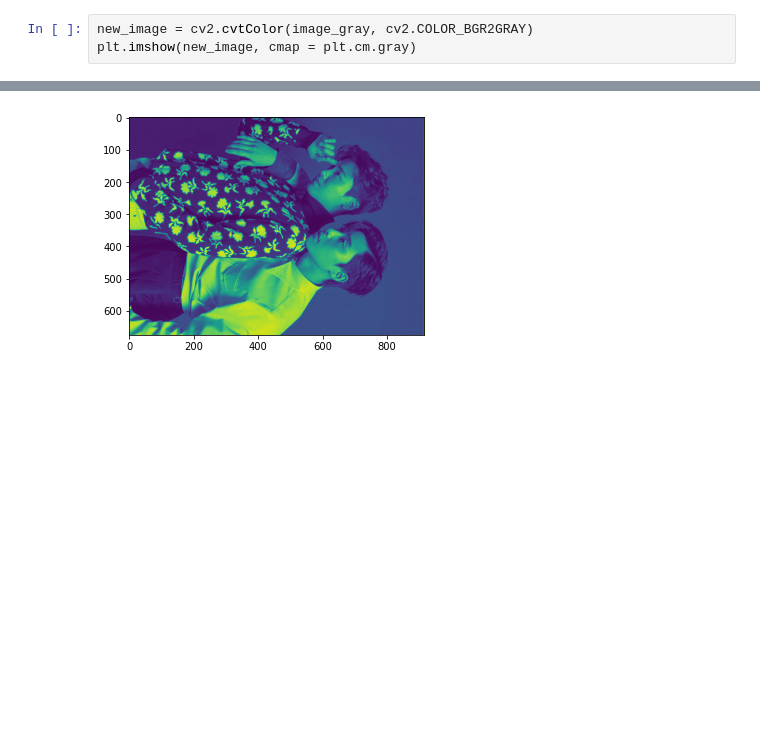
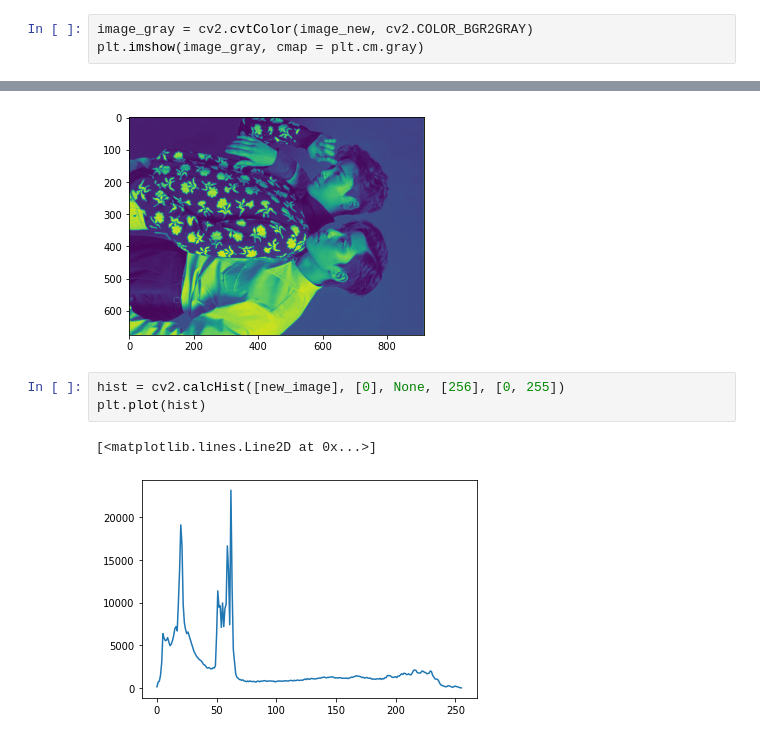
Before and after one commit to purvadanait/Computer-Vision, a Jupyter notebook: image_manipulation.ipynb, the cells around one changed output, grey strips where cells are left out. Drawn from its saved outputs; the diff is of its cells as text; blank space fills up the shorter version.

Commit message:
manipulating images using cv2

```diff
--- a/image_manipulation.ipynb
+++ b/image_manipulation.ipynb
@@ -18,8 +18,8 @@ plt.imshow(image_new)
 <matplotlib.image.AxesImage at 0x...>
 [figure]
 # %%
-new_image = cv2.cvtColor(image_gray, cv2.COLOR_BGR2GRAY)
-plt.imshow(new_image, cmap = plt.cm.gray)
+image_gray = cv2.cvtColor(image_new, cv2.COLOR_BGR2GRAY)
+plt.imshow(image_gray, cmap = plt.cm.gray)
 # %% [output]
 <matplotlib.image.AxesImage at 0x...>
 [figure]
@@ -46,3 +46,9 @@ plt.imshow(img_rotate1)
 # %% [output]
 <matplotlib.image.AxesImage at 0x...>
 [figure]
+# %%
+hist = cv2.calcHist([new_image], [0], None, [256], [0, 255])
+plt.plot(hist)
+# %% [output]
+[<matplotlib.lines.Line2D at 0x...>]
+[figure, added]
```
Also changed, not shown: parts of 5 cells of this notebook.
